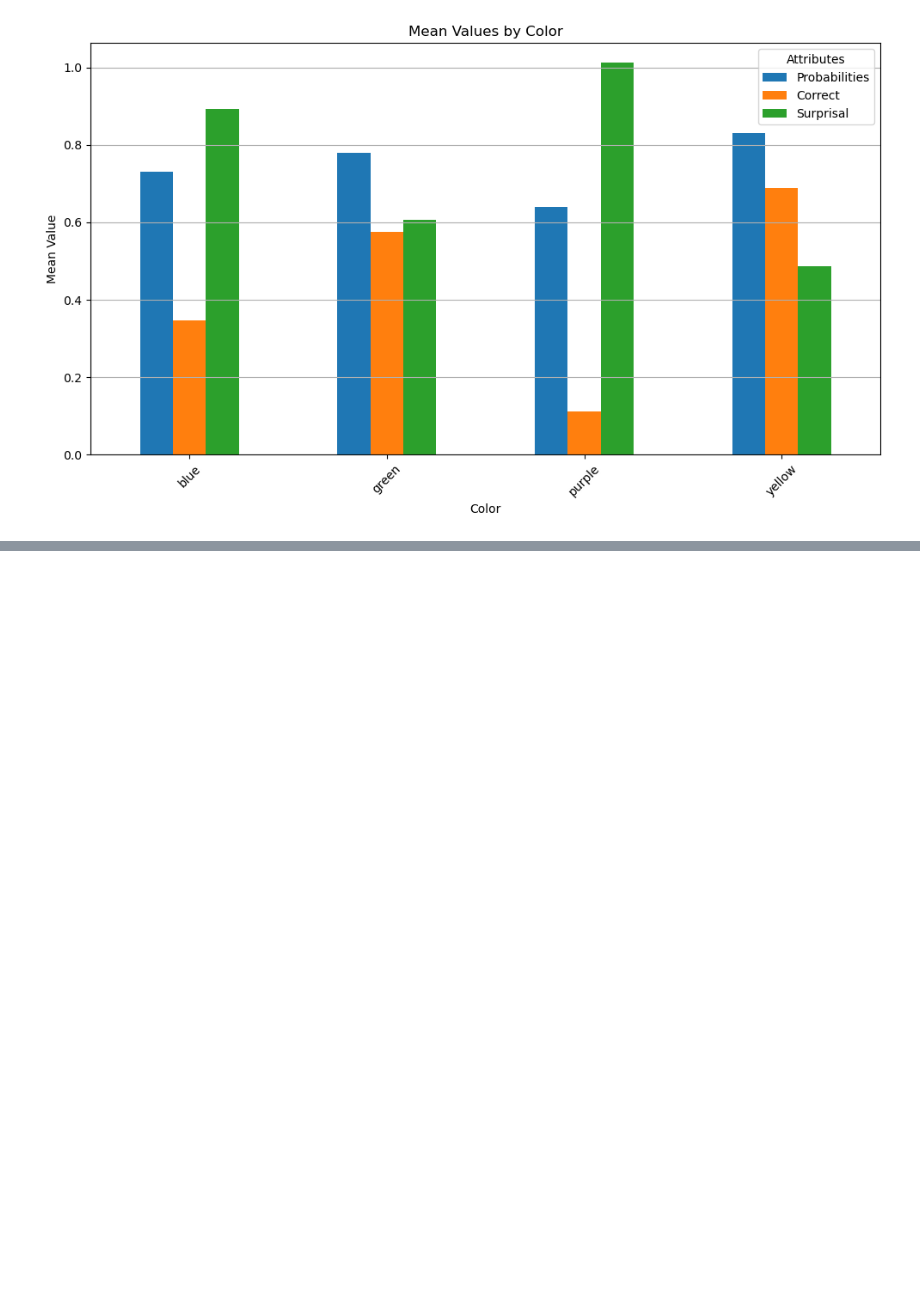
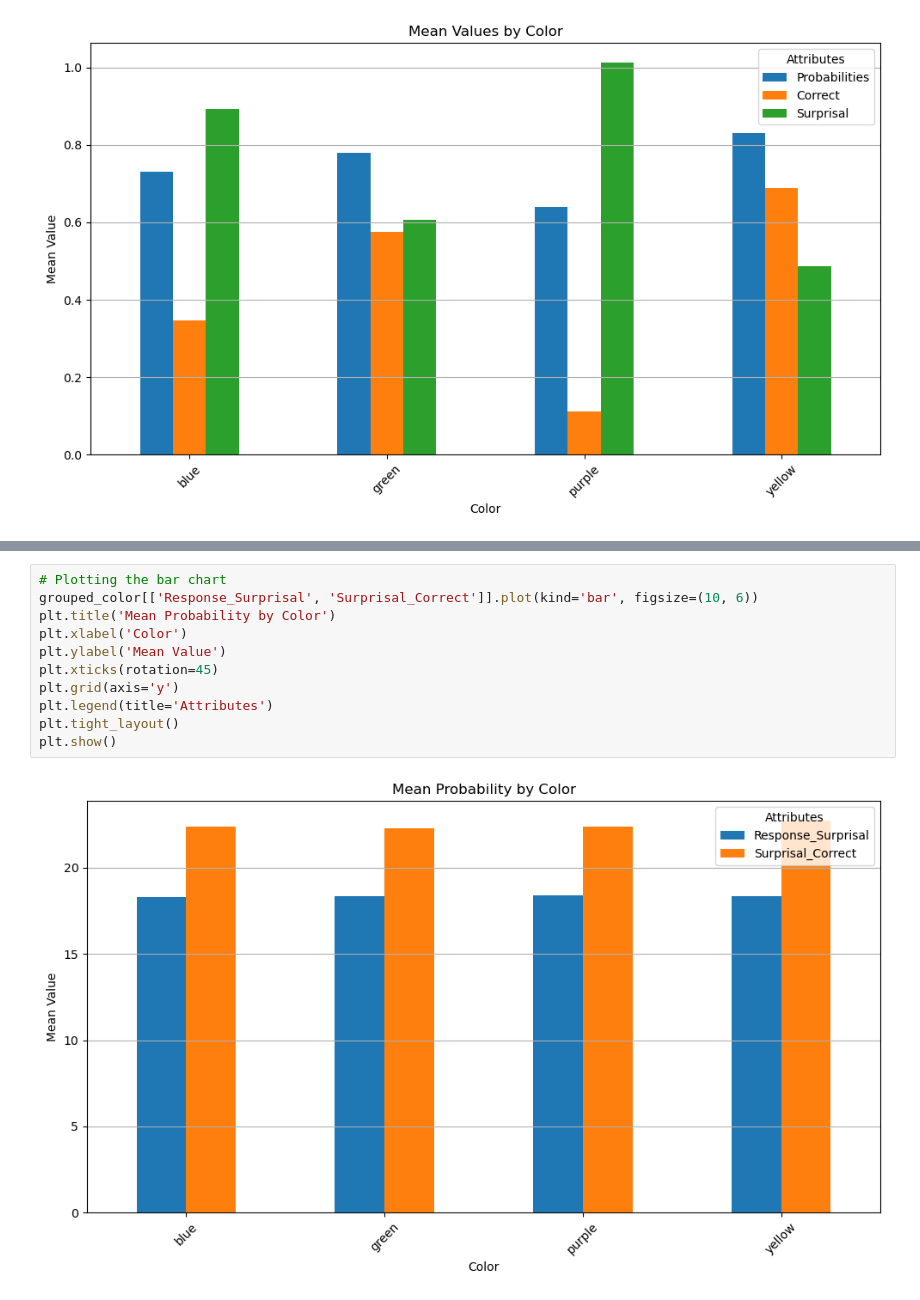
Before and after one commit to e2wang/gpt-connections, a Jupyter notebook: analysis.ipynb, the cells around one changed output, grey strips where cells are left out. Cells and saved outputs as stored; diff of their text form; blank space fills up the shorter version.

```diff
--- a/analysis.ipynb
+++ b/analysis.ipynb
@@ -364,0 +412,13 @@ sns.barplot(data = merged, x = "Color", y = "Surprisal")
+# %%
+# Plotting the bar chart
+grouped_color[['Response_Surprisal', 'Surprisal_Correct']].plot(kind='bar', figsize=(10, 6))
+plt.title('Mean Probability by Color')
+plt.xlabel('Color')
+plt.ylabel('Mean Value')
+plt.xticks(rotation=45)
+plt.grid(axis='y')
+plt.legend(title='Attributes')
+plt.tight_layout()
+plt.show()
+# %% [output]
+[figure, added]
```
Also changed, not shown: parts of 19 cells of this notebook.
